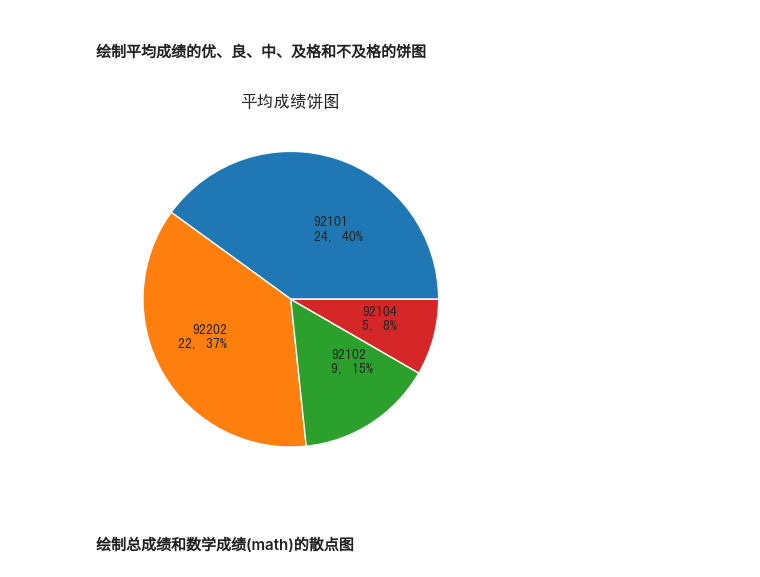
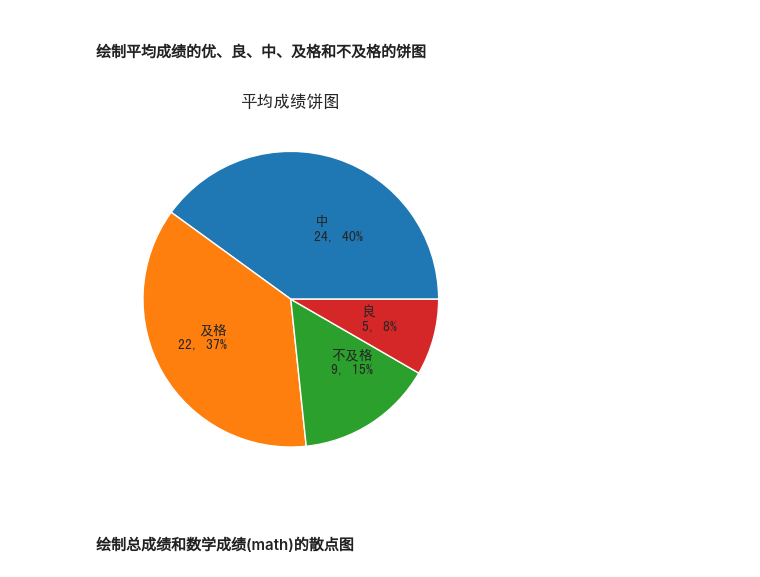
Before and after one commit to Nyahua/rucMachineLearning, a Jupyter notebook: charpter01/homework/01.ipynb, the cells around one changed output. Drawn from its saved outputs; the diff is of its cells as text; code cells hidden in the pictures.

```diff
--- a/charpter01/homework/01.ipynb
+++ b/charpter01/homework/01.ipynb
@@ -165,15 +165,16 @@ plt.show()
 #### 绘制平均成绩的优、良、中、及格和不及格的饼图
 # %%
 plt.rcParams['font.sans-serif']=['SimHei']
-names = df.index
+
 counts = df.category.value_counts()
+names = counts.index
 percents = counts / counts.sum()
 lables = [f"{n}\n{c}, {p:.0%}" for n, c, p in zip(names, counts, percents)]
 plt.pie(counts, labels=lables, labeldistance=0.5)
 plt.title('平均成绩饼图')
 plt.show()
 # %% [output]
-[figure, old version]
+[figure, new version]
 # %% [markdown]
 #### 绘制总成绩和数学成绩(math)的散点图
 # %%
```
